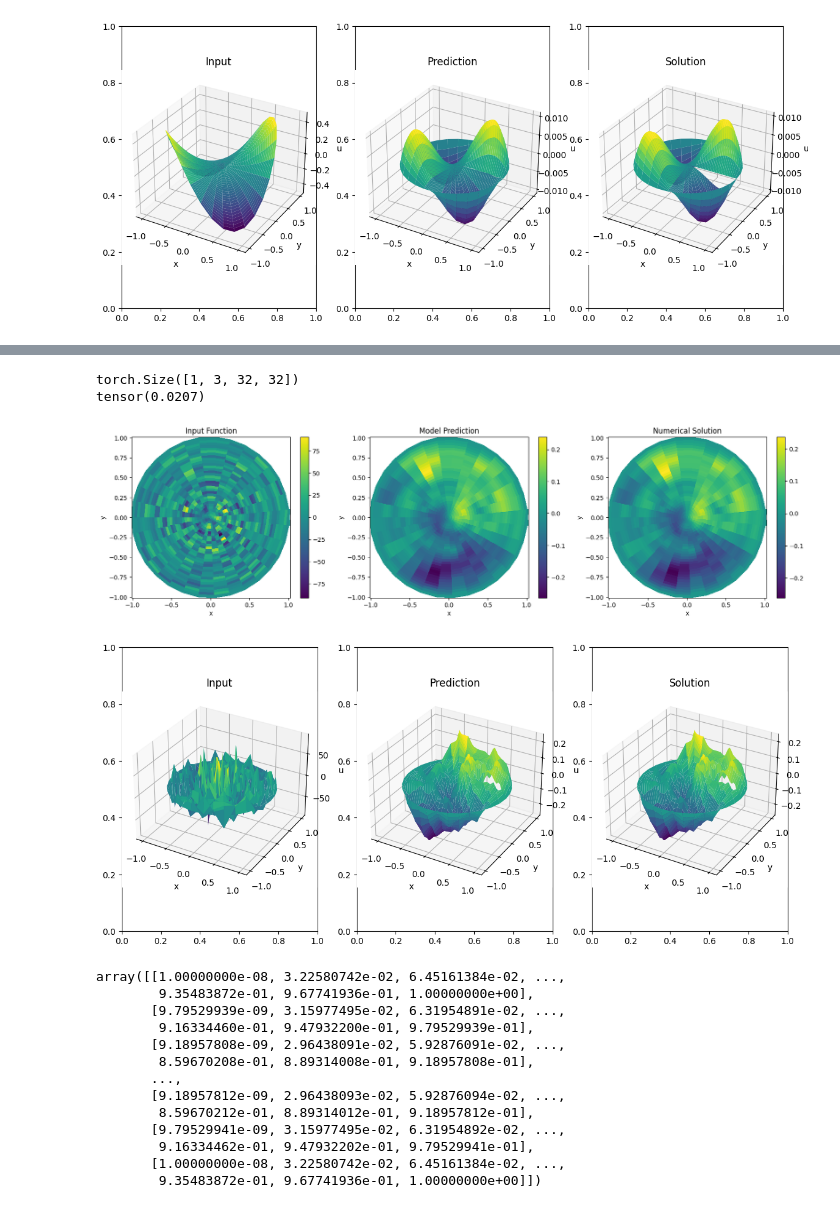
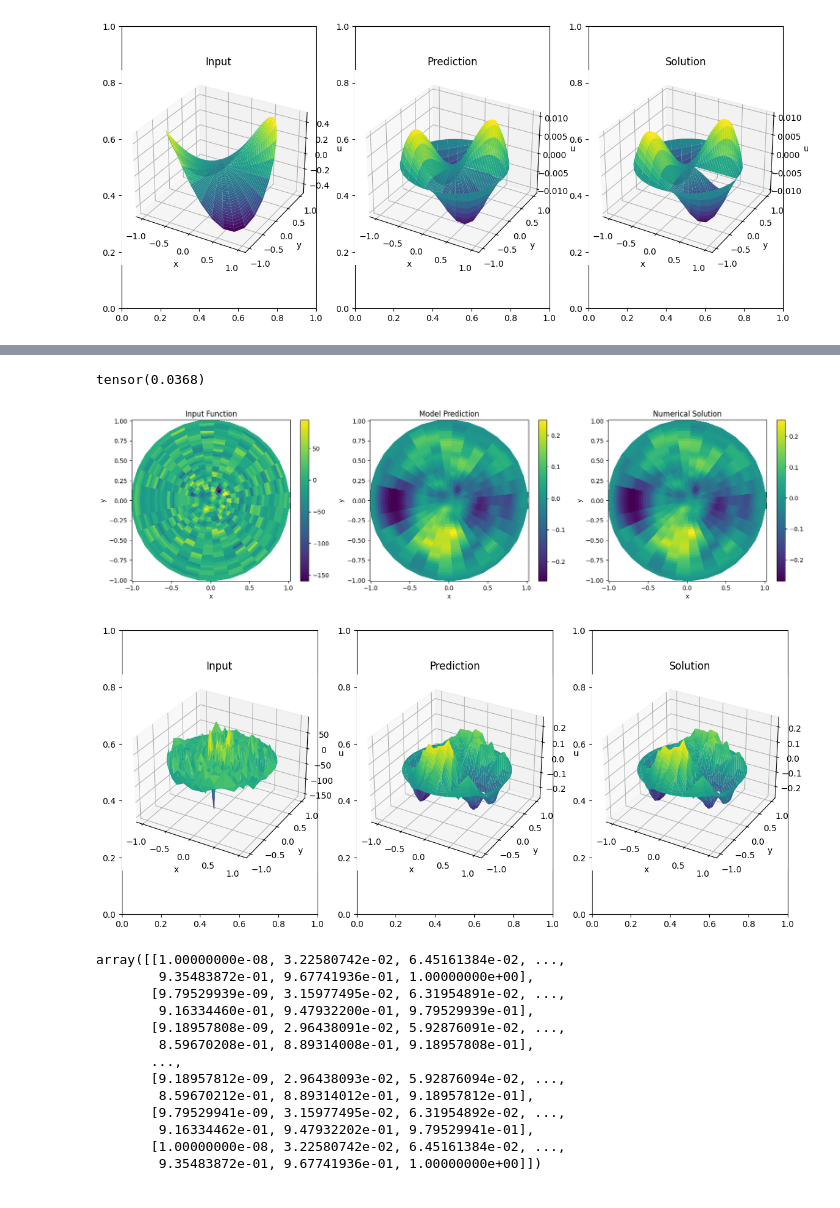
Before and after one commit to frasermartinx/MScProject, a Jupyter notebook: code/plot_visualizer.ipynb, the cells around one changed output, grey strips where cells are left out. Drawn from its saved outputs; the diff is of its cells as text; code cells hidden in the pictures.

Commit message:
Now works with xy indexing

```diff
--- a/code/plot_visualizer.ipynb
+++ b/code/plot_visualizer.ipynb
@@ -342,31 +330,30 @@ tensor(0.0207)
 # %%
 #rotations
-print(sample.shape)
 n_theta = sample.size(-1)
-sample = torch.roll(sample,shifts = n_theta//4, dims = 2)
-solution = torch.roll(solution,shifts = n_theta//4, dims = 2)
+#have to rotate by 90 in the r direction because of indexing
+sample = torch.roll(sample,shifts = n_theta//2, dims = 2)
+solution = torch.roll(solution,shifts = n_theta//2, dims = 2)
 
 
 #preprocessing
 out = [model_list[i](sample) for i in range(M)]
 out = [torch.tensor(output_encoder.inverse_transform(out[i].detach().cpu())).to(device) for i in range(M)]
 
 #var on model scale
 mu_seen = torch.mean(torch.stack([out[i] for i in range(M)]),dim=0).to(device)
 var_seen = (torch.mean(torch.stack([torch.square(out[i] - mu_seen) for i in range(M)],dim=0), dim = 0))
 
 
 print(train_loss(mu_seen,solution))
 
 
 
 plotter(input_encoder.inverse_transform(sample)[0,0,:,:],mu_seen[0,0,:,:], solution[0,0,:,:], r_range, theta_range)
 plotter_3D(input_encoder.inverse_transform(test_loader.dataset[i][0].unsqueeze(0))[0,0,:,:],mu_seen[0,0,:,:], solution[0,0,:,:], r_range, theta_range)
 # %% [output]
-torch.Size([1, 3, 32, 32])
-tensor(0.0207)
+tensor(0.0368)
-[figure, old version]
+[figure, new version]
-[figure, old version]
+[figure, new version]
 # %%
 X,Y = R*np.cos(Theta), R*np.sin(Theta)
 model = FNO2D(n_modes= 12, hidden_channels=64,in_ch=3,non_linearity=F.gelu)
```
Also changed, not shown: parts of 3 cells of this notebook, 3 other files.
